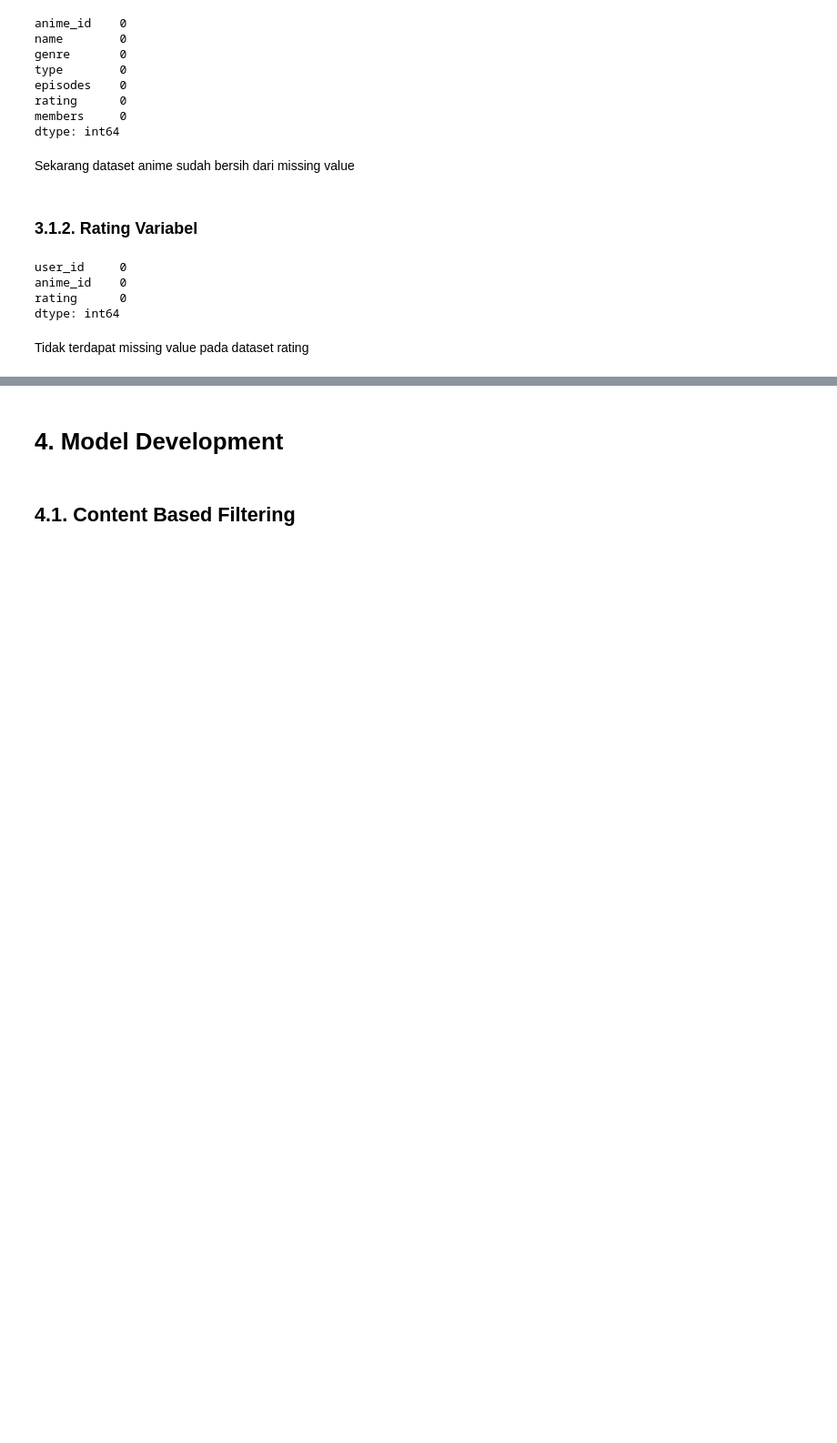
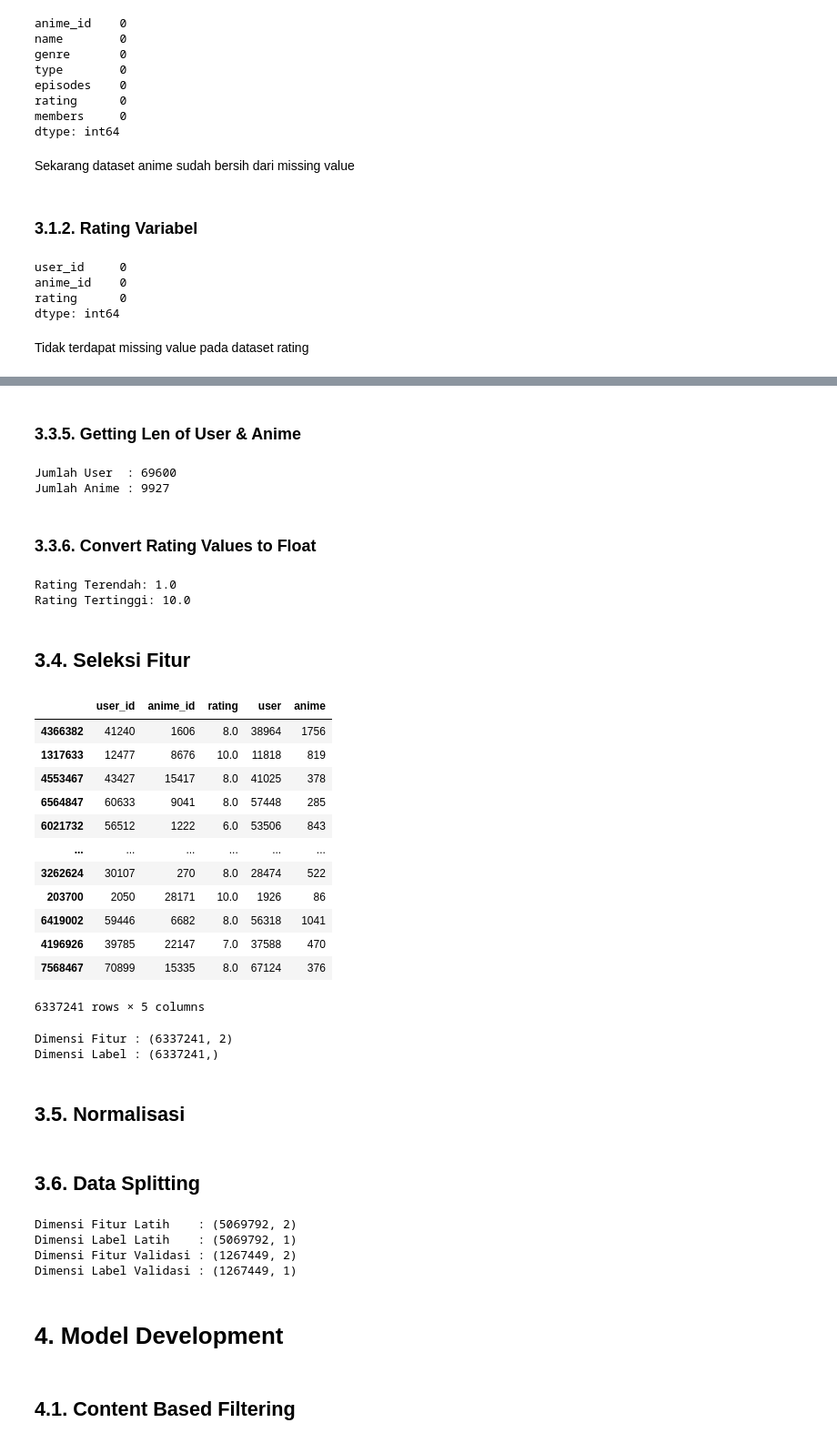
Before and after one commit to yasir-rtx/dbs_ML_expert_project02, a Jupyter notebook: model.ipynb, the cells around one changed output, grey strips where cells are left out. Shown at 91% size. Drawn from its saved outputs; the diff is of its cells as text; code cells hidden in the pictures; blank space fills up the shorter version.

```diff
--- a/model.ipynb
+++ b/model.ipynb
@@ -204,0 +304,4 @@ Duplicated Data Count: 0
+# %%
+userID = rating_df['user_id'].unique().tolist()
+idU2idUE = {x : i for i, x in enumerate(userID)}
+idUE2idU = {i : x for i, x in enumerate(userID)}
@@ -204,0 +310,4 @@ Duplicated Data Count: 0
+# %%
+animeID = rating_df['anime_id'].unique().tolist()
+idA2idAE = {x : i for i, x in enumerate(animeID)}
+idAE2idA = {i : x for i, x in enumerate(animeID)}
@@ -204,0 +381,3 @@ Duplicated Data Count: 0
+# %%
+rating_df['user'] = rating_df['user_id'].map(idU2idUE)
+rating_df['anime'] = rating_df['anime_id'].map(idA2idAE)
@@ -204,0 +395,54 @@ Duplicated Data Count: 0
+# %% [markdown]
+### 3.3.5. Getting Len of User & Anime
+# %%
+num_user = len(idU2idUE)
+print("Jumlah User  :", num_user)
+
+num_anime = len(idA2idAE)
+print("Jumlah Anime :", num_anime)
+# %% [output]
+Jumlah User  : 69600
+Jumlah Anime : 9927
+# %% [markdown]
+### 3.3.6. Convert Rating Values to Float
+# %%
+rating_df['rating'] = rating_df['rating'].values.astype(float32)
+
+min_rating = min(rating_df['rating'])
+print("Rating Terendah:", min_rating)
+
+max_rating = max(rating_df['rating'])
+print("Rating Tertinggi:", max_rating)
+# %% [output]
+Rating Terendah: 1.0
+Rating Tertinggi: 10.0
+# %% [markdown]
+## 3.4. Seleksi Fitur
+# %%
+rating_df = rating_df.sample(frac=1, random_state=22)
+rating_df
+# %% [output]
+|  | user_id | anime_id | rating | user | anime |
+| 4366382 | 41240 | 1606 | 8.0 | 38964 | 1756 |
+| 1317633 | 12477 | 8676 | 10.0 | 11818 | 819 |
+| 4553467 | 43427 | 15417 | 8.0 | 41025 | 378 |
+| 6564847 | 60633 | 9041 | 8.0 | 57448 | 285 |
+| 6021732 | 56512 | 1222 | 6.0 | 53506 | 843 |
+| ... | ... | ... | ... | ... | ... |
+| 3262624 | 30107 | 270 | 8.0 | 28474 | 522 |
+| 203700 | 2050 | 28171 | 10.0 | 1926 | 86 |
+| 6419002 | 59446 | 6682 | 8.0 | 56318 | 1041 |
+| 4196926 | 39785 | 22147 | 7.0 | 37588 | 470 |
+| 7568467 | 70899 | 15335 | 8.0 | 67124 | 376 |
+6337241 rows × 5 columns
+# %%
+x = rating_df[['user', 'anime']].values
+y = rating_df['rating']
+
+print("Dimensi Fitur :", x.shape)
+print("Dimensi Label :", y.shape)
+# %% [output]
+Dimensi Fitur : (6337241, 2)
+Dimensi Label : (6337241,)
+# %% [markdown]
+## 3.5. Normalisasi
@@ -205,3 +453,18 @@ Duplicated Data Count: 0
+# %% [markdown]
+## 3.6. Data Splitting
+# %%
+train_indicies = int(0.8 * rating_df.shape[0])
+x_train, x_valid, y_train, y_valid = (x[:train_indicies], x[train_indicies:], y[:train_indicies], y[train_indicies:])
+
+print("Dimensi Fitur Latih    :", x_train.shape)
+print("Dimensi Label Latih    :", y_train.shape)
+print("Dimensi Fitur Validasi :", x_valid.shape)
+print("Dimensi Label Validasi :", y_valid.shape)
+# %% [output]
+Dimensi Fitur Latih    : (5069792, 2)
+Dimensi Label Latih    : (5069792, 1)
+Dimensi Fitur Validasi : (1267449, 2)
+Dimensi Label Validasi : (1267449, 1)
 # %% [markdown]
 # 4. Model Development
 # %% [markdown]
```
Also changed, not shown: parts of 44 cells of this notebook, 1 other file.
